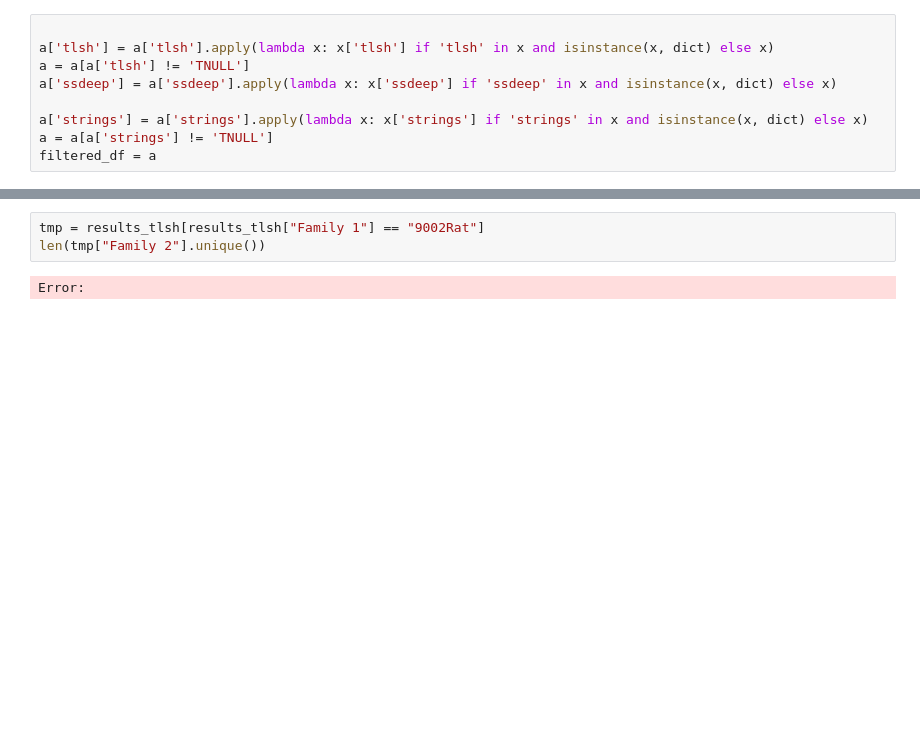
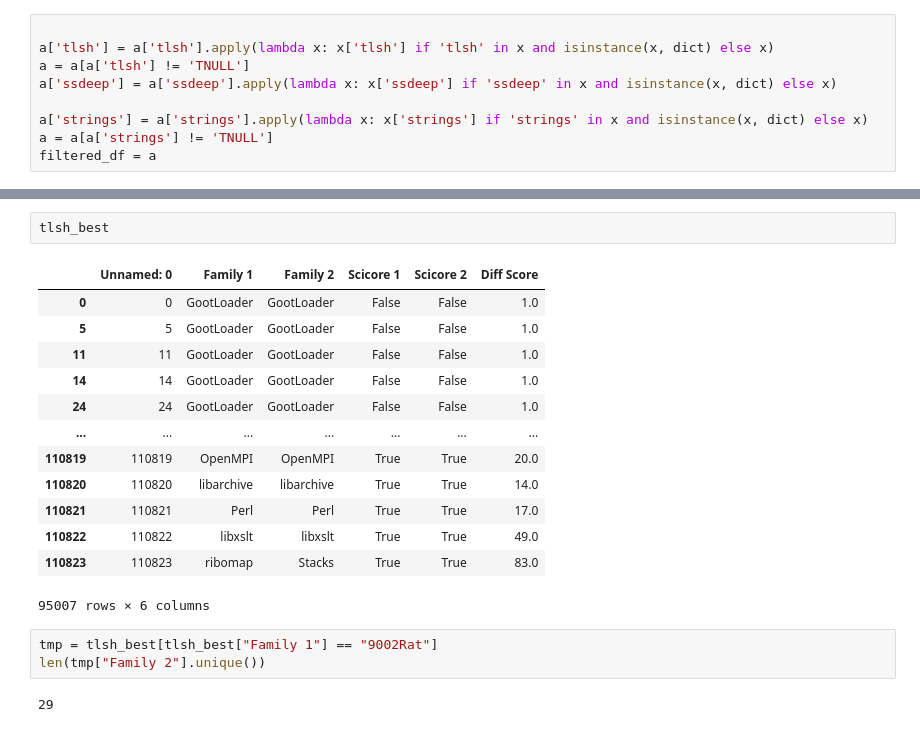
Before and after one commit to edizeqiri/obstkorb, a Jupyter notebook: Analysis/Malware.ipynb, the cells around one changed output, grey strips where cells are left out. Drawn from its saved outputs; the diff is of its cells as text; blank space fills up the shorter version.

```diff
--- a/Analysis/Malware.ipynb
+++ b/Analysis/Malware.ipynb
@@ -372,5 +200,21 @@ Error:
+# %%
+tlsh_best
+# %% [output]
+|  | Unnamed: 0 | Family 1 | Family 2 | Scicore 1 | Scicore 2 | Diff Score |
+| 0 | 0 | GootLoader | GootLoader | False | False | 1.0 |
+| 5 | 5 | GootLoader | GootLoader | False | False | 1.0 |
+| 11 | 11 | GootLoader | GootLoader | False | False | 1.0 |
+| 14 | 14 | GootLoader | GootLoader | False | False | 1.0 |
+| 24 | 24 | GootLoader | GootLoader | False | False | 1.0 |
+| ... | ... | ... | ... | ... | ... | ... |
+| 110819 | 110819 | OpenMPI | OpenMPI | True | True | 20.0 |
+| 110820 | 110820 | libarchive | libarchive | True | True | 14.0 |
+| 110821 | 110821 | Perl | Perl | True | True | 17.0 |
+| 110822 | 110822 | libxslt | libxslt | True | True | 49.0 |
+| 110823 | 110823 | ribomap | Stacks | True | True | 83.0 |
+95007 rows × 6 columns
 # %%
-tmp = results_tlsh[results_tlsh["Family 1"] == "9002Rat"]
+tmp = tlsh_best[tlsh_best["Family 1"] == "9002Rat"]
 len(tmp["Family 2"].unique())
 # %% [output]
-Error:
+29
```
Also changed, not shown: parts of 43 cells of this notebook, 12 other files.
